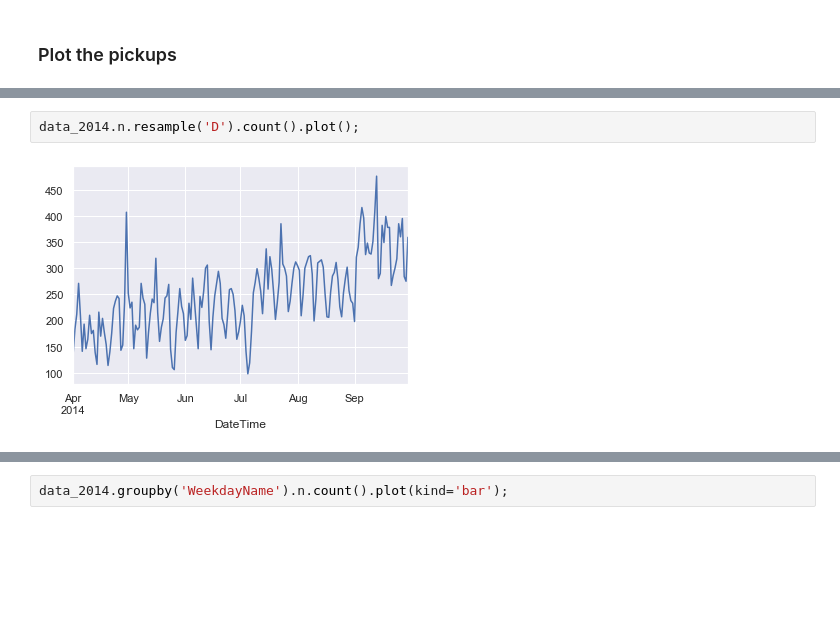
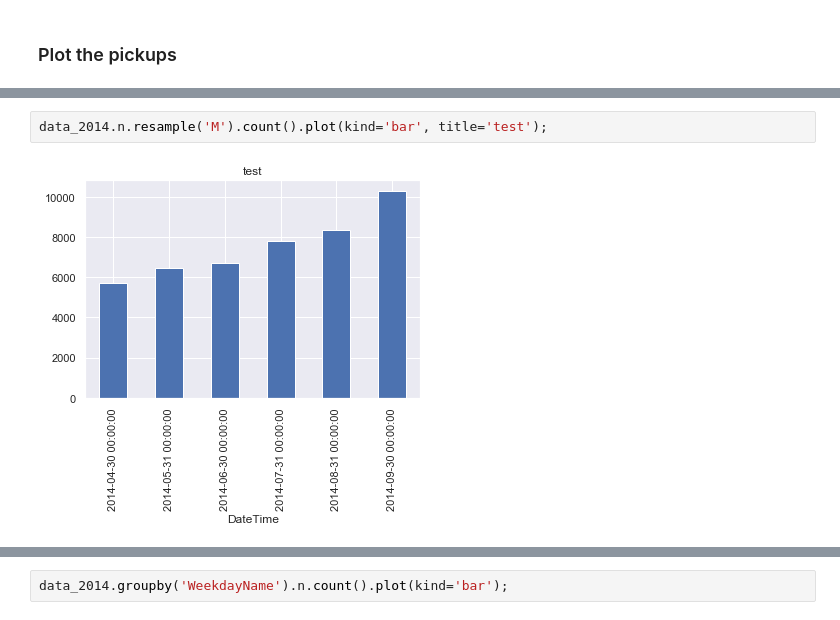
Before and after one commit to yrahan/uber, a Jupyter notebook: Uber Data Analysis Project.ipynb, the cells around one changed output, grey strips where cells are left out. Saved outputs shown, nothing was run; the diff lists cells and outputs as text; blank space fills up the shorter version.

```diff
--- a/Uber Data Analysis Project.ipynb
+++ b/Uber Data Analysis Project.ipynb
@@ -229,4 +271,4 @@ We've got indeed five Bases, and three of them seems more important thant the tw
 # %%
-data_2014.n.resample('D').count().plot();
+data_2014.n.resample('M').count().plot(kind='bar', title='test');
 # %% [output]
-[figure, old version]
+[figure, new version]
```
Also changed, not shown: parts of 21 cells of this notebook.
